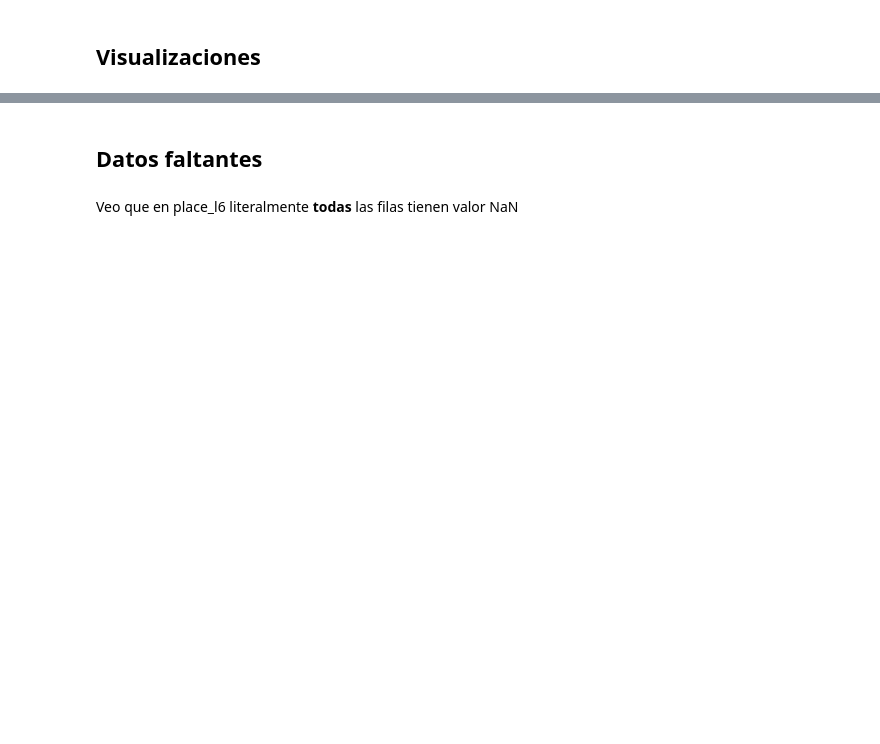
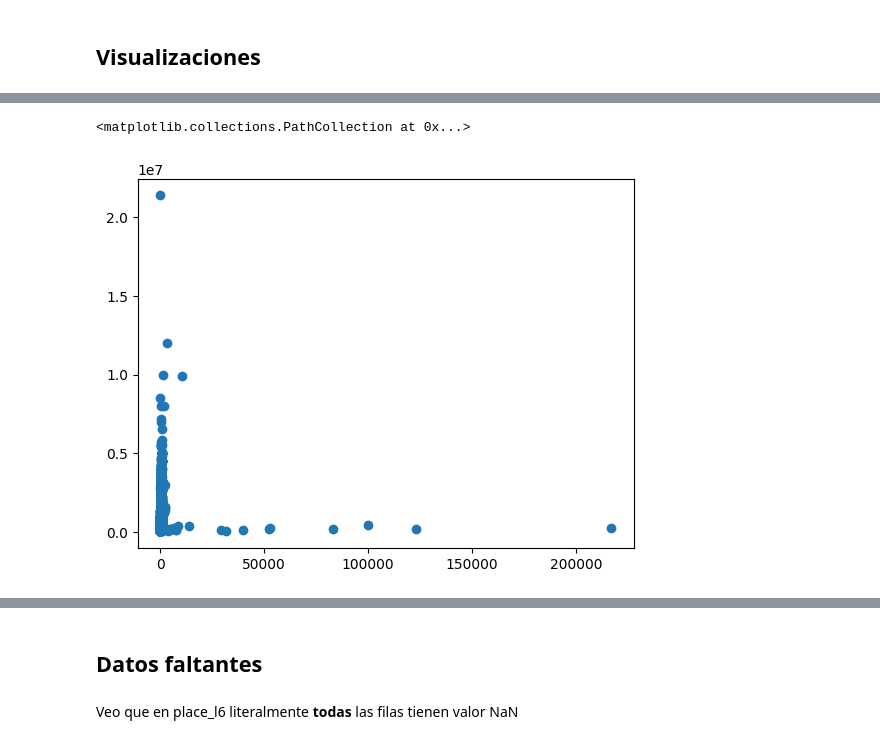
Before and after one commit to Taielmolina01/7506R-1C2024-GRUPO01, a Jupyter notebook: TP1/7506R_TP1_GRUPO01_ENTREGA.ipynb, the cells around one changed output, grey strips where cells are left out. Drawn from its saved outputs; the diff is of its cells as text; code cells hidden in the pictures; blank space fills up the shorter version.

```diff
--- a/TP1/7506R_TP1_GRUPO01_ENTREGA.ipynb
+++ b/TP1/7506R_TP1_GRUPO01_ENTREGA.ipynb
@@ -423,0 +443,5 @@ plt.show()
+# %%
+plt.scatter(df["property_surface_covered"], df["property_price"])
+# %% [output]
+<matplotlib.collections.PathCollection at 0x...>
+[figure, added]
```
Also changed, not shown: parts of 45 cells of this notebook.
